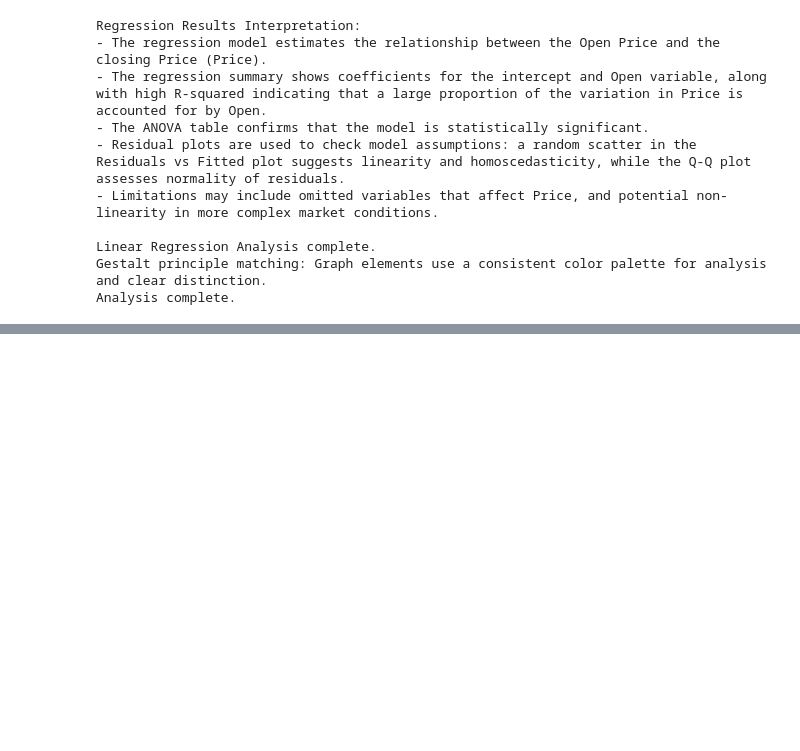
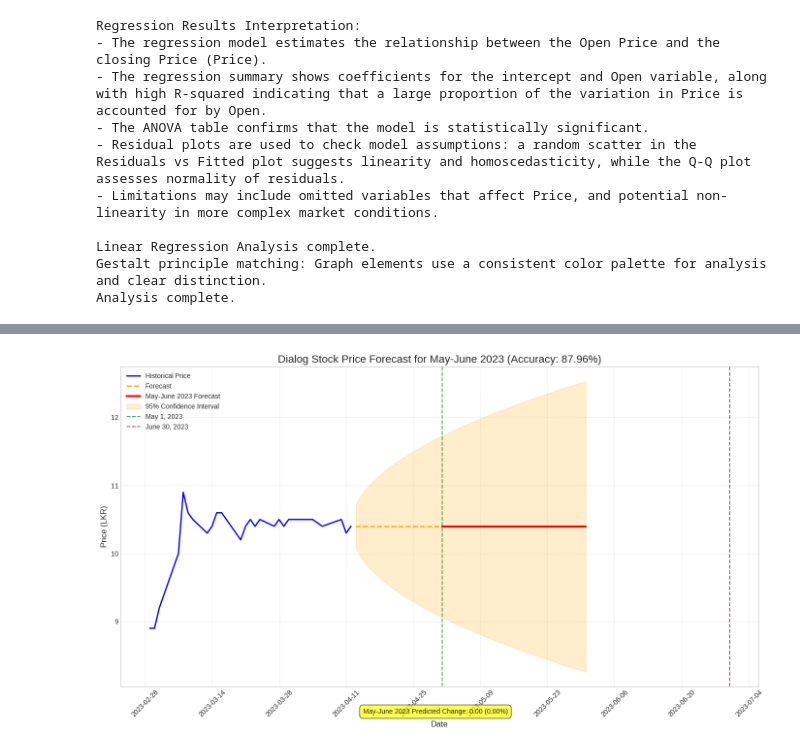
Before and after one commit to isaramadunika/Advanced_Statistics_Project, a Jupyter notebook: Advanced_Statistics_for_Data_Science.ipynb, the cells around one changed output, grey strips where cells are left out. Drawn from its saved outputs; the diff is of its cells as text; code cells hidden in the pictures; blank space fills up the shorter version.

Commit message:
Complete stat model report

```diff
--- a/Advanced_Statistics_for_Data_Science.ipynb
+++ b/Advanced_Statistics_for_Data_Science.ipynb
@@ -422,0 +586,91 @@ Analysis complete.
+# %%
+import pandas as pd
+import numpy as np
+import matplotlib.pyplot as plt
+from statsmodels.tsa.arima.model import ARIMA
+import matplotlib.dates as mdates
+from sklearn.metrics import mean_absolute_percentage_error
+
+
+# Fit ARIMA model on full dataset
+model = ARIMA(df['Price'], order=(1,1,1))
+model_fit = model.fit()
+
+# Forecast the required number of days with proper date index
+forecast_result = model_fit.get_forecast(steps=days_to_forecast)
+forecast = forecast_result.predicted_mean
+conf_int = forecast_result.conf_int()
+
+# Create date index for forecast
+future_dates = pd.date_range(start=last_date + pd.Timedelta(days=1), periods=days_to_forecast)
+forecast.index = future_dates
+conf_int.index = future_dates
+
+# Filter only May & June 2023 dates
+may_june_forecast = forecast[(forecast.index >= '2023-05-01') & (forecast.index <= '2023-06-30')]
+may_june_conf_int = conf_int[(conf_int.index >= '2023-05-01') & (conf_int.index <= '2023-06-30')]
+
+# Get historical data for context (from Feb 2023)
+historical_cutoff = pd.Timestamp('2023-03-01')
+historical_data = df[df.index >= historical_cutoff]
+
+# Calculate model accuracy using Mean Absolute Percentage Error (MAPE)
+train_size = int(len(df) * 0.8)
+train, test = df.iloc[:train_size], df.iloc[train_size:]
+model_test = ARIMA(train['Price'], order=(1,1,1)).fit()
+test_forecast = model_test.forecast(steps=len(test))
+accuracy = 100 - mean_absolute_percentage_error(test['Price'], test_forecast) * 100
+print(f'Model Accuracy: {accuracy:.2f}%')
+
+# Create the plot
+plt.figure(figsize=(14, 8))
+
+# Plot historical data
+plt.plot(historical_data.index, historical_data['Price'], label='Historical Price', color='blue', linewidth=2)
+
+# Plot complete forecast
+plt.plot(future_dates, forecast, label='Forecast', color='orange', linestyle='--', linewidth=2)
+
+# Highlight May & June 2023 forecast
+if not may_june_forecast.empty:
+    plt.plot(may_june_forecast.index, may_june_forecast, label='May-June 2023 Forecast', color='red', linewidth=3)
+
+# Fill confidence intervals for entire forecast
+plt.fill_between(future_dates, conf_int.iloc[:, 0], conf_int.iloc[:, 1], color='orange', alpha=0.2, label='95% Confidence Interval')
+
+# Mark boundaries
+plt.axvline(x=pd.Timestamp('2023-05-01'), color='green', linestyle='--', alpha=0.7, label='May 1, 2023')
+plt.axvline(x=pd.Timestamp('2023-06-30'), color='purple', linestyle='--', alpha=0.7, label='June 30, 2023')
+
+# Calculate and display predicted change for May-June 2023
+if not may_june_forecast.empty:
+    may_start_price = may_june_forecast.iloc[0]
+    june_end_price = may_june_forecast.iloc[-1]
+    total_change = june_end_price - may_start_price
+    total_change_pct = (total_change / may_start_price) * 100
+    change_text = "May-June 2023 Predicted Change: {:.2f} ({:.2f}%)".format(total_change, total_change_pct)
+    plt.annotate(change_text, xy=(0.5, 0.05), xycoords='figure fraction',
+                 bbox=dict(boxstyle='round,pad=0.5', fc='yellow', alpha=0.7), ha='center')
+
+# Formatting plot
+plt.title(f'Dialog Stock Price Forecast for May-June 2023 (Accuracy: {accuracy:.2f}%)', fontsize=16)
+plt.xlabel('Date', fontsize=12)
+plt.ylabel('Price (LKR)', fontsize=12)
+plt.grid(True, alpha=0.3)
+plt.legend(loc='upper left')
+plt.gca().xaxis.set_major_formatter(mdates.DateFormatter('%Y-%m-%d'))
+plt.gca().xaxis.set_major_locator(mdates.WeekdayLocator(interval=2))
+plt.xticks(rotation=45)
+
+plt.tight_layout()
+plt.show()
+
+# Print May-June 2023 forecast details
+print('\nMay-June 2023 Forecast Details:')
+if not may_june_forecast.empty:
+    print('Predicted price on May 1, 2023: LKR{:.2f}'.format(may_june_forecast.iloc[0]))
+    print('Predicted price on June 30, 2023: LKR{:.2f}'.format(may_june_forecast.iloc[-1]))
+    print('Predicted change: LKR{:.2f} ({:.2f}%)'.format(total_change, total_change_pct))
+else:
+    print('No May-June 2023 dates in forecast period.')
+# %% [output]
@@ -422,0 +678 @@ Analysis complete.
+[figure, added]
```
Also changed, not shown: parts of 5 cells of this notebook.
